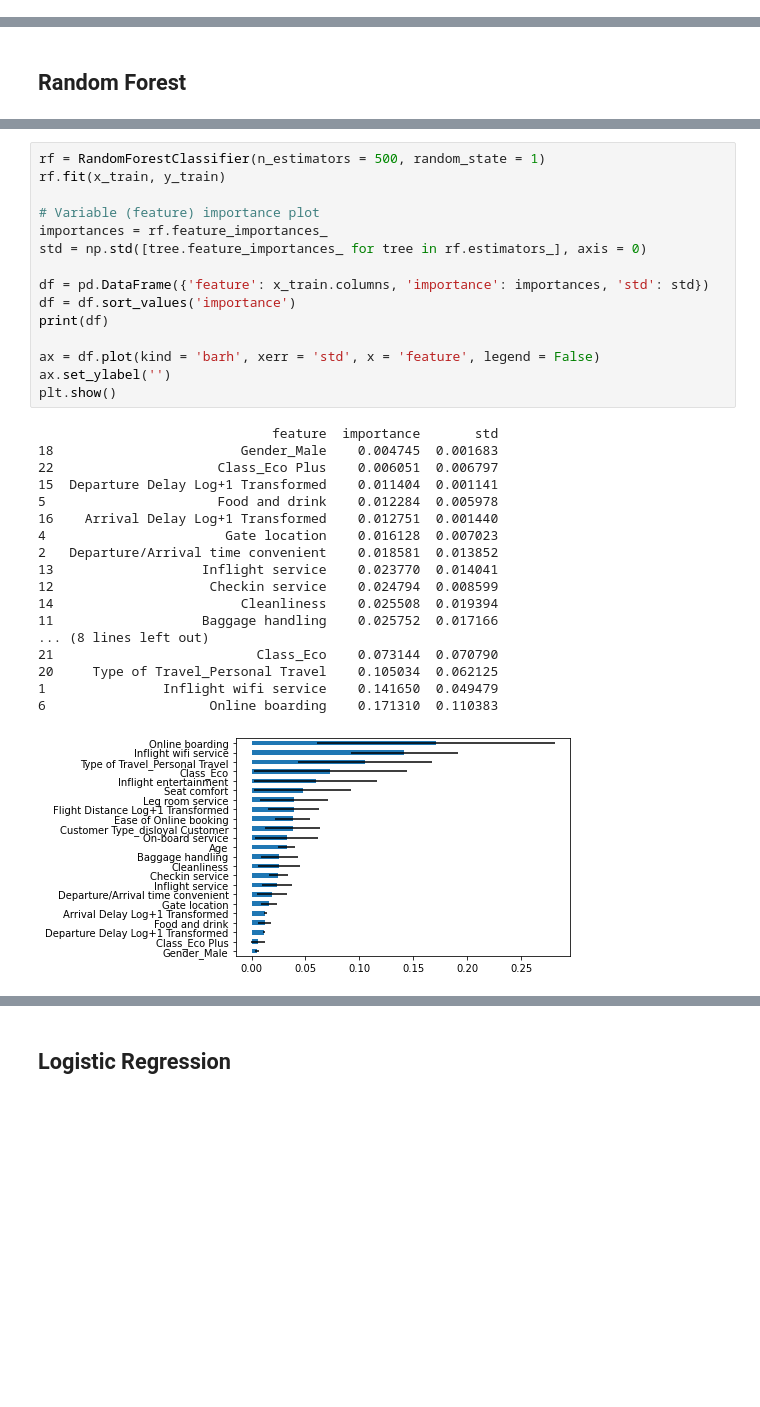
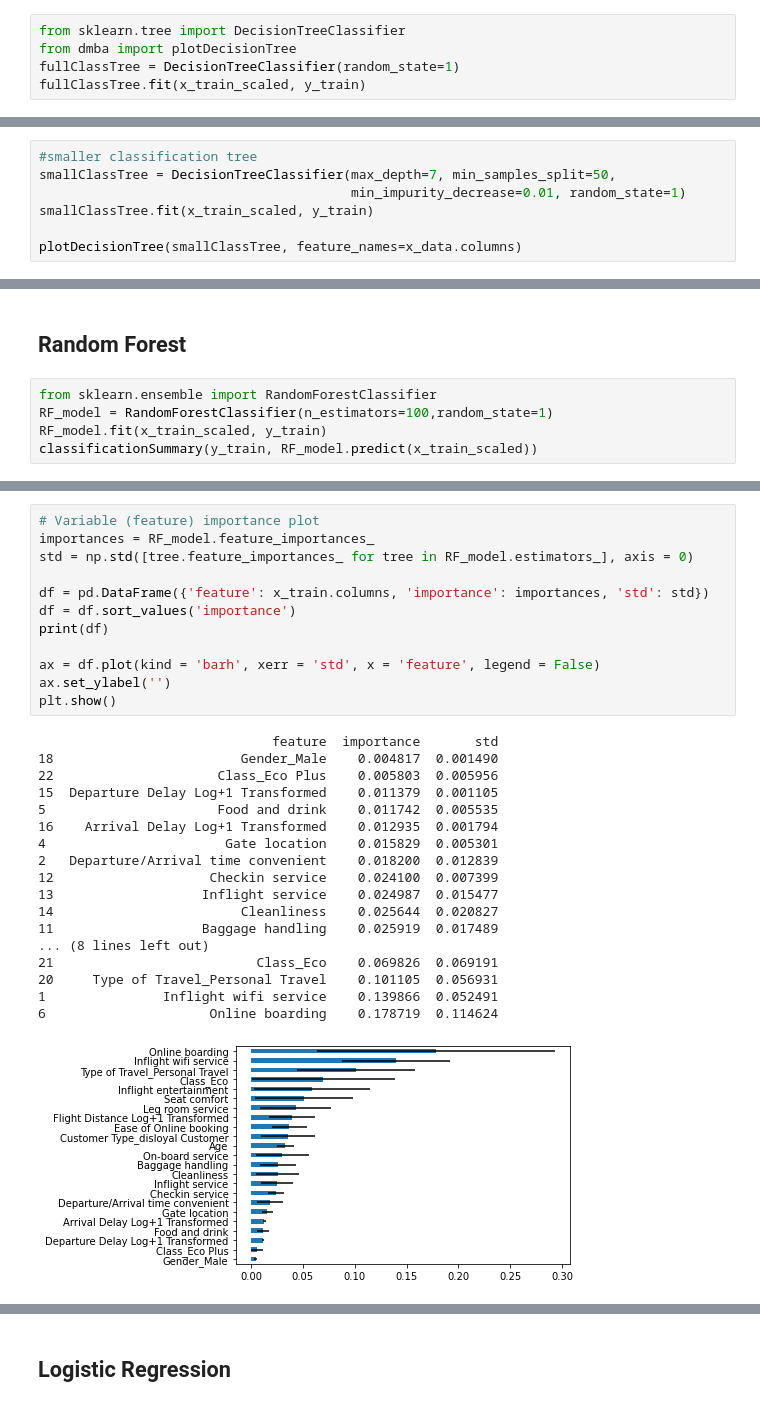
Before and after one commit to nlee98/ADS-505-Business-Analytics, a Jupyter notebook: ADS_505_Final_Project_NL.ipynb, the cells around one changed output, grey strips where cells are left out. Cells and saved outputs as stored; diff of their text form; blank space fills up the shorter version.

```diff
--- a/ADS_505_Final_Project_NL.ipynb
+++ b/ADS_505_Final_Project_NL.ipynb
@@ -801,3 +801,8 @@ x_test_scaled = stand_scale.transform(x_test)
 # Model Training
 # %% [markdown]
 ## Decision Tree ##
+# %%
+from sklearn.tree import DecisionTreeClassifier
+from dmba import plotDecisionTree
+fullClassTree = DecisionTreeClassifier(random_state=1)
+fullClassTree.fit(x_train_scaled, y_train)
@@ -803,0 +831,7 @@ x_test_scaled = stand_scale.transform(x_test)
+# %%
+#smaller classification tree
+smallClassTree = DecisionTreeClassifier(max_depth=7, min_samples_split=50,
+                                        min_impurity_decrease=0.01, random_state=1)
+smallClassTree.fit(x_train_scaled, y_train)
+
+plotDecisionTree(smallClassTree, feature_names=x_data.columns)
@@ -853,3 +921,8 @@ Actual     0     1
      1  1048 15942
 # %% [markdown]
 ## Random Forest ##
+# %%
+from sklearn.ensemble import RandomForestClassifier
+RF_model = RandomForestClassifier(n_estimators=100,random_state=1)
+RF_model.fit(x_train_scaled, y_train)
+classificationSummary(y_train, RF_model.predict(x_train_scaled))
@@ -856,34 +958,31 @@ Actual     0     1
 # %%
-rf = RandomForestClassifier(n_estimators = 500, random_state = 1)
-rf.fit(x_train, y_train)
-
 # Variable (feature) importance plot
-importances = rf.feature_importances_
-std = np.std([tree.feature_importances_ for tree in rf.estimators_], axis = 0)
+importances = RF_model.feature_importances_
+std = np.std([tree.feature_importances_ for tree in RF_model.estimators_], axis = 0)
 
 df = pd.DataFrame({'feature': x_train.columns, 'importance': importances, 'std': std})
 df = df.sort_values('importance')
 print(df)
 
 ax = df.plot(kind = 'barh', xerr = 'std', x = 'feature', legend = False)
 ax.set_ylabel('')
 plt.show()
 # %% [output]
                               feature  importance       std
-18                        Gender_Male    0.004745  0.001683
-22                     Class_Eco Plus    0.006051  0.006797
-15  Departure Delay Log+1 Transformed    0.011404  0.001141
-5                      Food and drink    0.012284  0.005978
-16    Arrival Delay Log+1 Transformed    0.012751  0.001440
-4                       Gate location    0.016128  0.007023
-2   Departure/Arrival time convenient    0.018581  0.013852
-13                   Inflight service    0.023770  0.014041
-12                    Checkin service    0.024794  0.008599
-14                        Cleanliness    0.025508  0.019394
-11                   Baggage handling    0.025752  0.017166
+18                        Gender_Male    0.004817  0.001490
+22                     Class_Eco Plus    0.005803  0.005956
+15  Departure Delay Log+1 Transformed    0.011379  0.001105
+5                      Food and drink    0.011742  0.005535
+16    Arrival Delay Log+1 Transformed    0.012935  0.001794
+4                       Gate location    0.015829  0.005301
+2   Departure/Arrival time convenient    0.018200  0.012839
+12                    Checkin service    0.024100  0.007399
+13                   Inflight service    0.024987  0.015477
+14                        Cleanliness    0.025644  0.020827
+11                   Baggage handling    0.025919  0.017489
 ... (8 lines left out)
-21                          Class_Eco    0.073144  0.070790
-20     Type of Travel_Personal Travel    0.105034  0.062125
-1               Inflight wifi service    0.141650  0.049479
-6                     Online boarding    0.171310  0.110383
+21                          Class_Eco    0.069826  0.069191
+20     Type of Travel_Personal Travel    0.101105  0.056931
+1               Inflight wifi service    0.139866  0.052491
+6                     Online boarding    0.178719  0.114624
-[figure, old version]
+[figure, new version]
```
Also changed, not shown: parts of 11 cells of this notebook.
